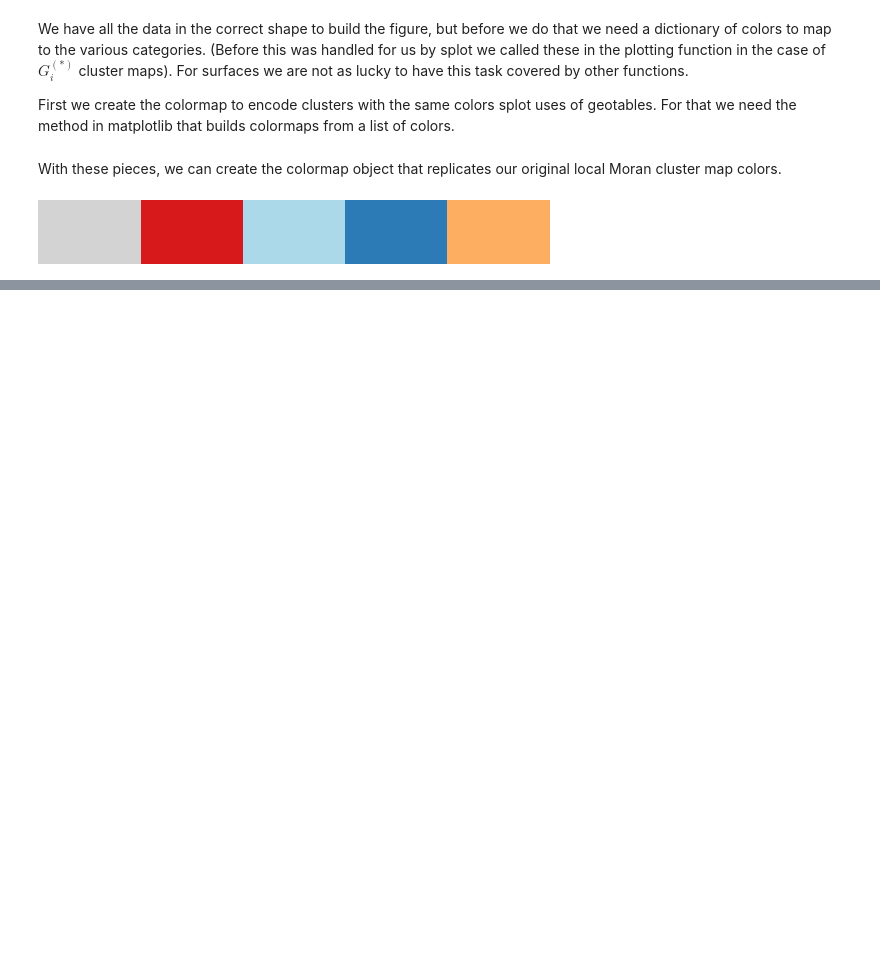
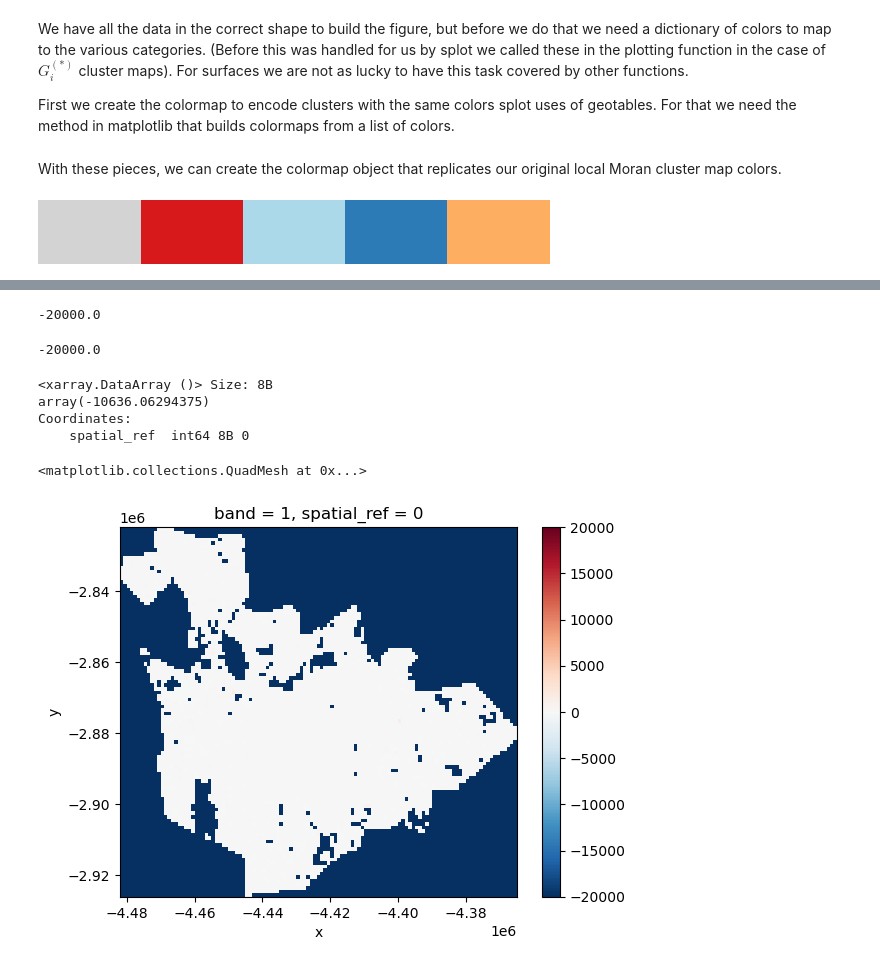
Before and after one commit to Skyehawk/Spatial_stats_examples, a Jupyter notebook: Local_spatial_autocorr_example.ipynb, the cells around one changed output, grey strips where cells are left out. Saved outputs shown, nothing was run; the diff lists cells and outputs as text; code cells hidden in the pictures; blank space fills up the shorter version.

```diff
--- a/Local_spatial_autocorr_example.ipynb
+++ b/Local_spatial_autocorr_example.ipynb
@@ -766,0 +806,5 @@ for i in range(2):
+# %%
+pop_2020 = pop_2020.where(pop_2020 != -200 , no_data_val)
+pop_2020 = pop_2020.where(pop_2020 != 0 , no_data_val)
+pop_2020.rio.write_nodata(no_data_val, inplace=True)
+pop_2020.rio.nodata
@@ -766,0 +834,13 @@ for i in range(2):
+# %%
+xr.align(pop_2000, pop_2020, join='exact')  # we have coordinates as float, to be safe and avoid errors we need to check of the coordinates aligh
+
+#where no data is not true, return 2020-2000, else return the no data value
+pop_diff = xr.where(pop_2020 != pop_2020.rio.nodata, pop_2020-pop_2000, pop_2020.rio.nodata)
+
+#eps = np.finfo(np.float32).eps  # an epsilon to avoid 0/#value = inf
+#where no data is not true, return percent change of 2020-2000 relative to 2000, else return the no data value
+
+pop_diff_per = xr.where(pop_2020 != pop_2020.rio.nodata, ((pop_2020 - pop_2000)/pop_2000)*100, pop_2020.rio.nodata)
+
+pop_diff.rio.write_crs(pop_2020.rio.crs, inplace=True) # re-assign the coordinate reference system data since xarray.where nuked it
+pop_diff_per.rio.write_crs(pop_2020.rio.crs, inplace=True) # re-assign the coordinate reference system data since xarray.where nuked it
@@ -766,0 +861,24 @@ for i in range(2):
+# %%
+pop_diff.rio.write_nodata(no_data_val, inplace=True)
+pop_diff.rio.nodata
+# %% [output]
+-20000.0
+# %%
+pop_diff_per.rio.write_nodata(no_data_val, inplace=True)
+pop_diff_per.rio.nodata
+# %% [output]
+-20000.0
+# %%
+pop_var = pop_diff_per
+# %%
+pop_var.mean()
+# %% [output]
+<xarray.DataArray ()> Size: 8B
+array(-10636.06294375)
+Coordinates:
+    spatial_ref  int64 8B 0
+# %%
+pop_var.plot(robust=True)
+# %% [output]
+<matplotlib.collections.QuadMesh at 0x...>
+[figure, added]
```
Also changed, not shown: parts of 31 cells of this notebook, 12 other files.
